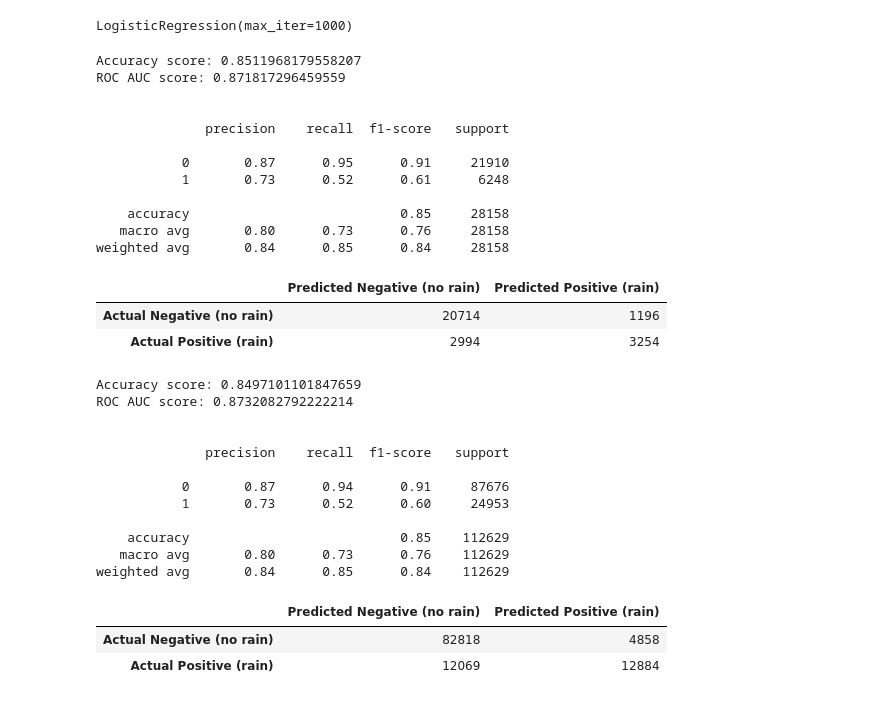
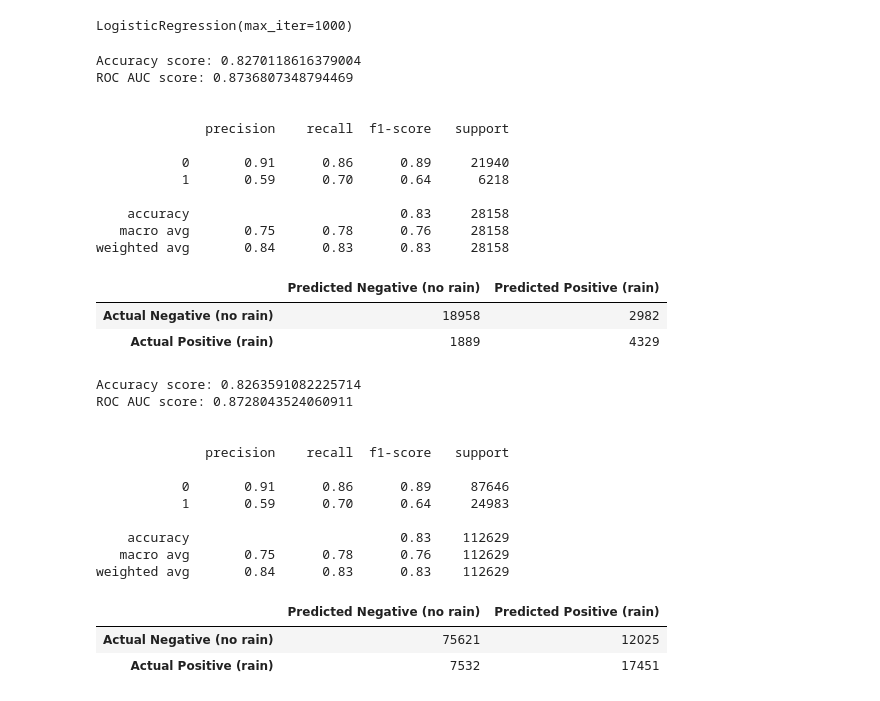
Before and after one commit to TomaszWasilewski/Predict-rain-in-Australia, a Jupyter notebook: rain_in_australia.ipynb, the cells around one changed output. Saved outputs shown, nothing was run; the diff lists cells and outputs as text; code cells hidden in the pictures.

Commit message:
threshold_feature_in_metrics_func

```diff
--- a/rain_in_australia.ipynb
+++ b/rain_in_australia.ipynb
@@ -286,9 +292,14 @@ def preprocess(X, dates_cyclical_encoding=False):
 
     X.drop(columns='Date', inplace=True)
 # %%
-def metrics(X, y, model):
-    y_pred = model.predict(X)
+def metrics(X, y, model, threshold_lowered_to=None):
     y_probs = model.predict_proba(X)[:,1]
+    if threshold_lowered_to:
+        y_probs = y_probs.reshape(-1, 1)
+        y_pred = binarize(y_probs, threshold=threshold_lowered_to)
+    else:
+        y_pred = model.predict(X)
+
     print(f'Accuracy score: {accuracy_score(y, y_pred)}')
     print(f'ROC AUC score: {roc_auc_score(y, y_probs)}')
     print('\n')
@@ -1181,39 +1192,39 @@ log_reg_out.fit(X_train, y_train)
 LogisticRegression(max_iter=1000)
 # %%
 # Test data
-metrics(X_test, y_test, log_reg_out)
+metrics(X_test, y_test, log_reg_out, threshold_lowered_to=0.3)
 # %% [output]
-Accuracy score: 0.8511968179558207
-ROC AUC score: 0.871817296459559
+Accuracy score: 0.8270118616379004
+ROC AUC score: 0.8736807348794469
 
 
               precision    recall  f1-score   support
 
-           0       0.87      0.95      0.91     21910
-           1       0.73      0.52      0.61      6248
+           0       0.91      0.86      0.89     21940
+           1       0.59      0.70      0.64      6218
 
-    accuracy                           0.85     28158
-   macro avg       0.80      0.73      0.76     28158
-weighted avg       0.84      0.85      0.84     28158
+    accuracy                           0.83     28158
+   macro avg       0.75      0.78      0.76     28158
+weighted avg       0.84      0.83      0.83     28158
 |  | Predicted Negative (no rain) | Predicted Positive (rain) |
-| Actual Negative (no rain) | 20714 | 1196 |
-| Actual Positive (rain) | 2994 | 3254 |
+| Actual Negative (no rain) | 18958 | 2982 |
+| Actual Positive (rain) | 1889 | 4329 |
 # %%
 # Train data
-metrics(X_train, y_train, log_reg_out)
+metrics(X_train, y_train, log_reg_out, threshold_lowered_to=0.3)
 # %% [output]
-Accuracy score: 0.8497101101847659
-ROC AUC score: 0.8732082792222214
+Accuracy score: 0.8263591082225714
+ROC AUC score: 0.8728043524060911
 
 
               precision    recall  f1-score   support
 
-           0       0.87      0.94      0.91     87676
-           1       0.73      0.52      0.60     24953
+           0       0.91      0.86      0.89     87646
+           1       0.59      0.70      0.64     24983
 
-    accuracy                           0.85    112629
-   macro avg       0.80      0.73      0.76    112629
-weighted avg       0.84      0.85      0.84    112629
+    accuracy                           0.83    112629
+   macro avg       0.75      0.78      0.76    112629
+weighted avg       0.84      0.83      0.83    112629
 |  | Predicted Negative (no rain) | Predicted Positive (rain) |
-| Actual Negative (no rain) | 82818 | 4858 |
-| Actual Positive (rain) | 12069 | 12884 |
+| Actual Negative (no rain) | 75621 | 12025 |
+| Actual Positive (rain) | 7532 | 17451 |
```
Also changed, not shown: parts of 6 cells of this notebook.
